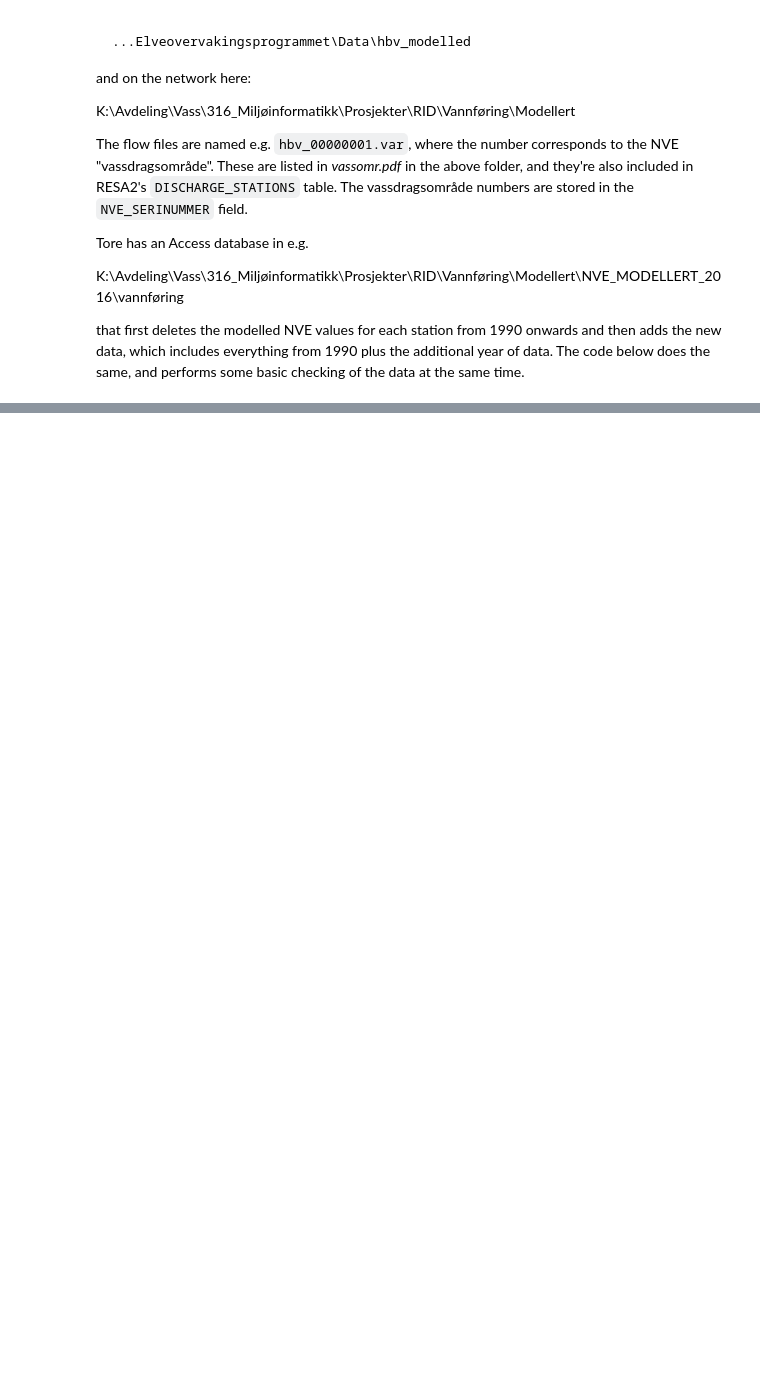
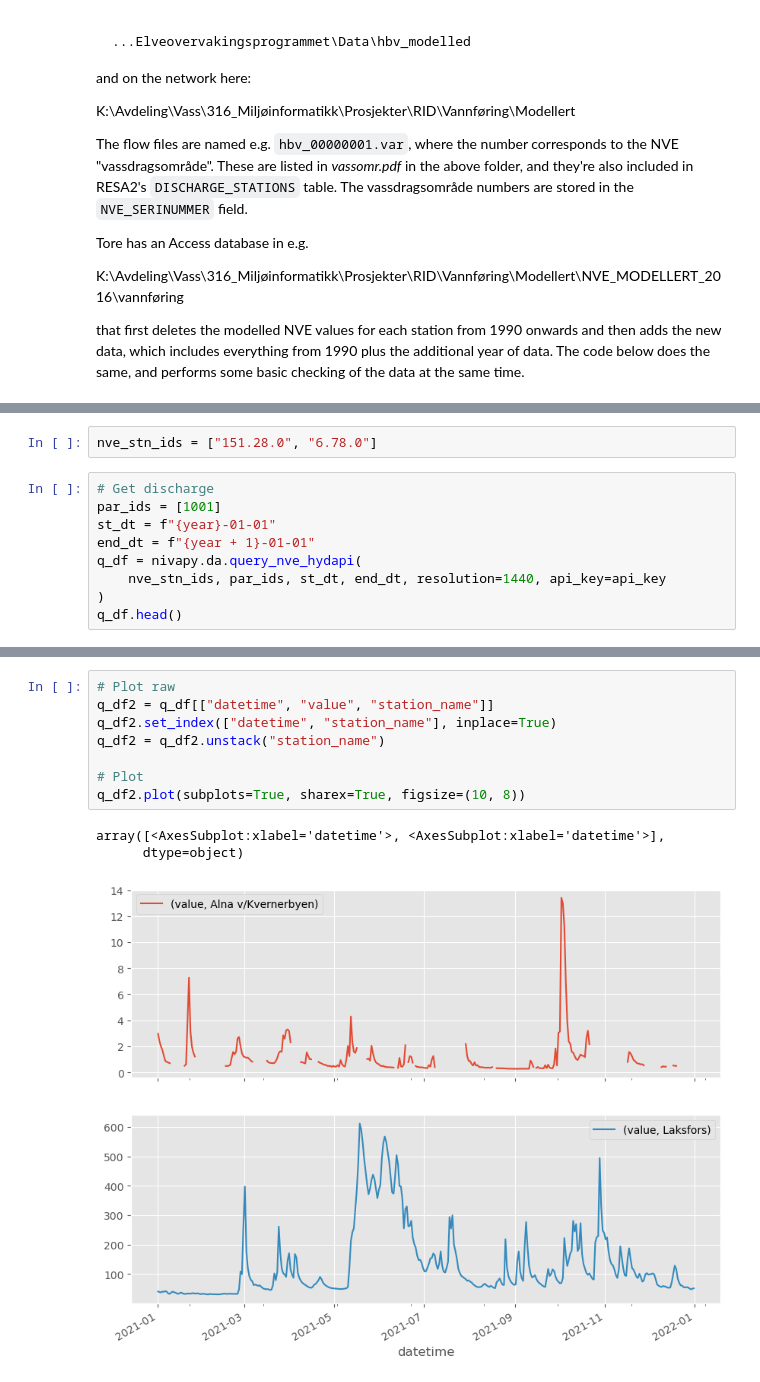
Before and after one commit to JamesSample/rid, a Jupyter notebook: notebooks/update_flow_nve_hydapi.ipynb, the cells around one changed output, grey strips where cells are left out. Cells and saved outputs as stored; diff of their text form; blank space fills up the shorter version.

```diff
--- a/notebooks/update_flow_nve_hydapi.ipynb
+++ b/notebooks/update_flow_nve_hydapi.ipynb
@@ -330,0 +440,11 @@ for file_path in file_list:
+# %%
+nve_stn_ids = ["151.28.0", "6.78.0"]
+# %%
+# Get discharge
+par_ids = [1001]
+st_dt = f"{year}-01-01"
+end_dt = f"{year + 1}-01-01"
+q_df = nivapy.da.query_nve_hydapi(
+    nve_stn_ids, par_ids, st_dt, end_dt, resolution=1440, api_key=api_key
+)
+q_df.head()
@@ -330,0 +458,12 @@ for file_path in file_list:
+# %%
+# Plot raw
+q_df2 = q_df[["datetime", "value", "station_name"]]
+q_df2.set_index(["datetime", "station_name"], inplace=True)
+q_df2 = q_df2.unstack("station_name")
+
+# Plot
+q_df2.plot(subplots=True, sharex=True, figsize=(10, 8))
+# %% [output]
+array([<AxesSubplot:xlabel='datetime'>, <AxesSubplot:xlabel='datetime'>],
+      dtype=object)
+[figure, added]
```
Also changed, not shown: parts of 19 cells of this notebook, 10 other files.
